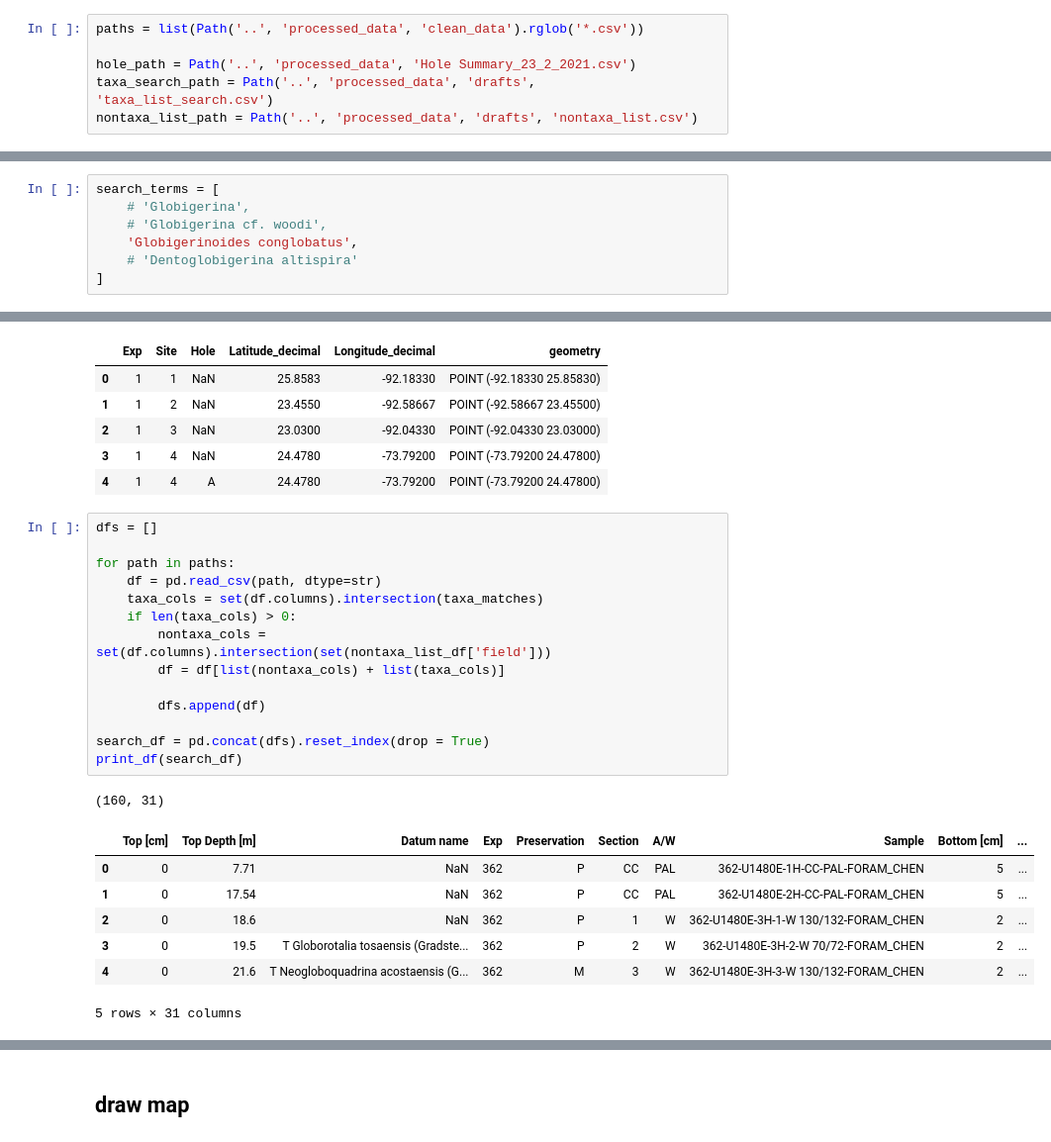
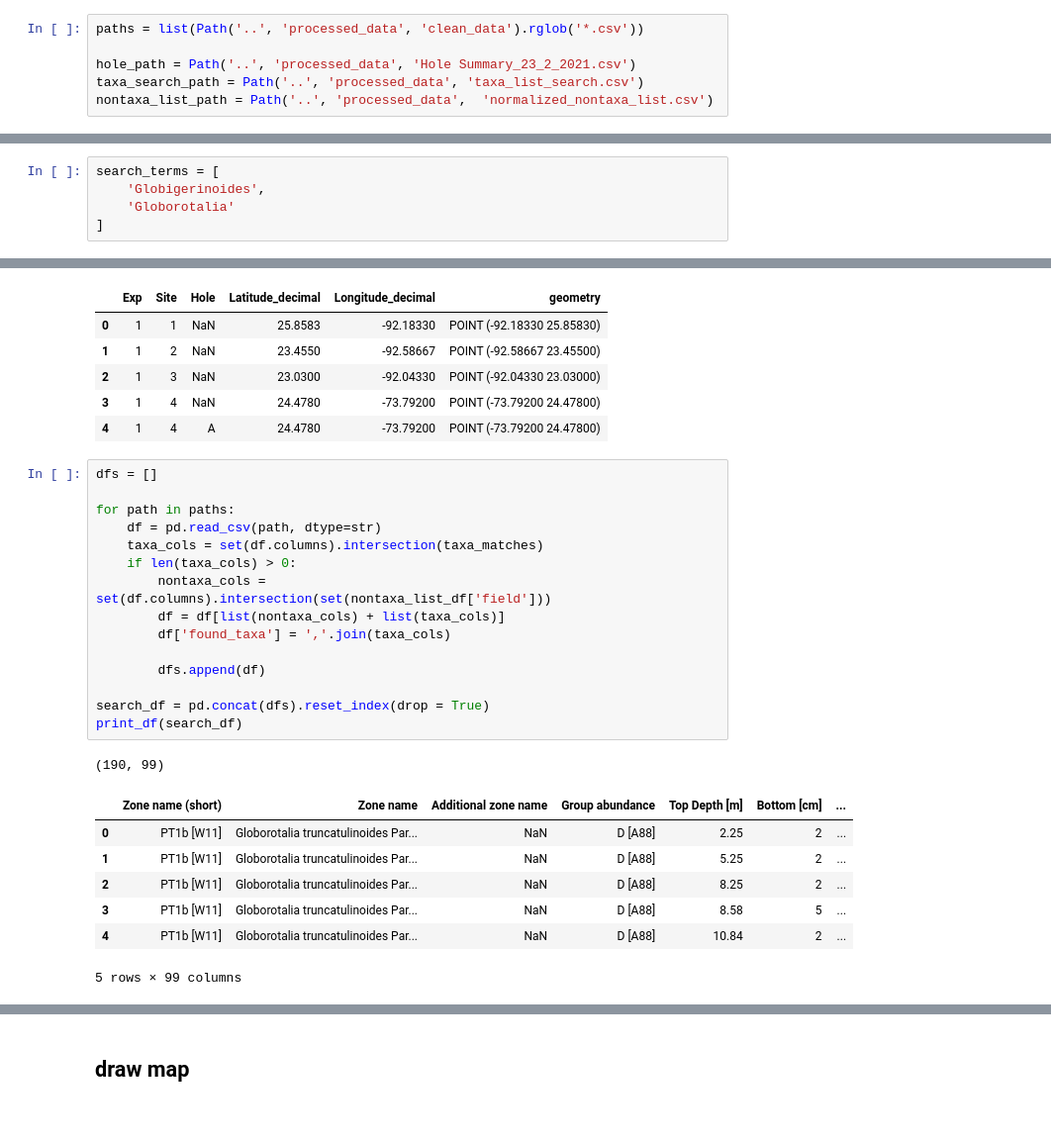
Before and after one commit to throughput-ec/ec_workshops_py, a Jupyter notebook: data_cleaning/notebooks/3_data_analysis.ipynb, the cells around one changed output, grey strips where cells are left out. Shown at 99% size. Drawn from its saved outputs; the diff is of its cells as text.

Commit message:
rename data analysis notebook

```diff
--- a/data_cleaning/notebooks/4_data_analysis.ipynb
+++ b/data_cleaning/notebooks/3_data_analysis.ipynb
@@ -16,16 +16,14 @@ from scripts.normalize_data import print_df
 paths = list(Path('..', 'processed_data', 'clean_data').rglob('*.csv'))
 
 hole_path = Path('..', 'processed_data', 'Hole Summary_23_2_2021.csv')
-taxa_search_path = Path('..', 'processed_data', 'drafts', 'taxa_list_search.csv')
-nontaxa_list_path = Path('..', 'processed_data', 'drafts', 'nontaxa_list.csv')
+taxa_search_path = Path('..', 'processed_data', 'taxa_list_search.csv')
+nontaxa_list_path = Path('..', 'processed_data',  'normalized_nontaxa_list.csv')
 # %% [markdown]
 ## find matching taxa
 # %%
 search_terms = [
-    # 'Globigerina',
-    # 'Globigerina cf. woodi',
-    'Globigerinoides conglobatus',
-    # 'Dentoglobigerina altispira'
+    'Globigerinoides',
+    'Globorotalia'
 ]
 # %%
 taxa_list_df = pd.read_csv(taxa_search_path)
@@ -94,26 +108,27 @@ print_df(hole_gdf)
 # %%
 dfs = []
 
 for path in paths:
     df = pd.read_csv(path, dtype=str)
     taxa_cols = set(df.columns).intersection(taxa_matches)
     if len(taxa_cols) > 0:
         nontaxa_cols = set(df.columns).intersection(set(nontaxa_list_df['field']))
         df = df[list(nontaxa_cols) + list(taxa_cols)]
+        df['found_taxa'] = ','.join(taxa_cols)
 
         dfs.append(df)
 
 search_df = pd.concat(dfs).reset_index(drop = True)
 print_df(search_df)
 # %% [output]
-(160, 31)
+(190, 99)
-|  | Top [cm] | Top Depth [m] | Datum name | Exp | Preservation | Section | A/W | Sample | Bottom [cm] | ... |
-| 0 | 0 | 7.71 | NaN | 362 | P | CC | PAL | 362-U1480E-1H-CC-PAL-FORAM_CHEN | 5 | ... |
-| 1 | 0 | 17.54 | NaN | 362 | P | CC | PAL | 362-U1480E-2H-CC-PAL-FORAM_CHEN | 5 | ... |
-| 2 | 0 | 18.6 | NaN | 362 | P | 1 | W | 362-U1480E-3H-1-W 130/132-FORAM_CHEN | 2 | ... |
-| 3 | 0 | 19.5 | T Globorotalia tosaensis (Gradste... | 362 | P | 2 | W | 362-U1480E-3H-2-W 70/72-FORAM_CHEN | 2 | ... |
-| 4 | 0 | 21.6 | T Neogloboquadrina acostaensis (G... | 362 | M | 3 | W | 362-U1480E-3H-3-W 130/132-FORAM_CHEN | 2 | ... |
+|  | Zone name (short) | Zone name | Additional zone name | Group abundance | Top Depth [m] | Bottom [cm] | ... |
+| 0 | PT1b [W11] | Globorotalia truncatulinoides Par... | NaN | D [A88] | 2.25 | 2 | ... |
+| 1 | PT1b [W11] | Globorotalia truncatulinoides Par... | NaN | D [A88] | 5.25 | 2 | ... |
+| 2 | PT1b [W11] | Globorotalia truncatulinoides Par... | NaN | D [A88] | 8.25 | 2 | ... |
+| 3 | PT1b [W11] | Globorotalia truncatulinoides Par... | NaN | D [A88] | 8.58 | 5 | ... |
+| 4 | PT1b [W11] | Globorotalia truncatulinoides Par... | NaN | D [A88] | 10.84 | 2 | ... |
-5 rows × 31 columns
+5 rows × 99 columns
 # %%
 search_coor_df = search_df.merge(hole_gdf, on=['Exp', 'Site', 'Hole'])
 print_df(search_coor_df)
```
Also changed, not shown: parts of 7 cells of this notebook.
